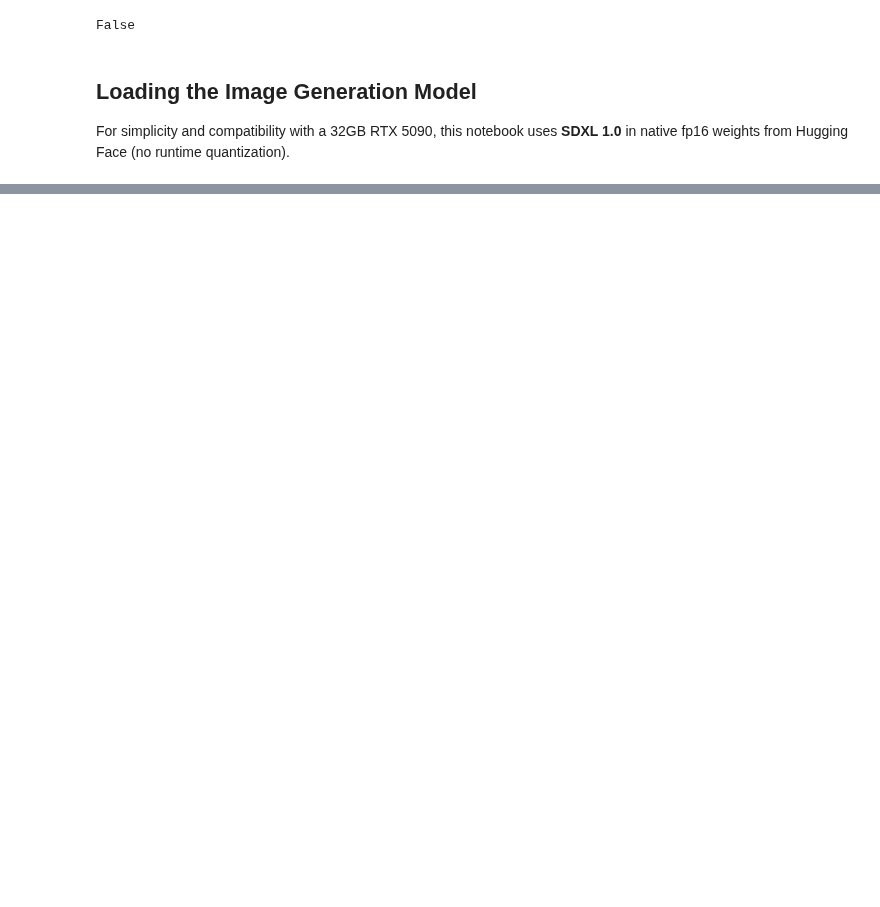
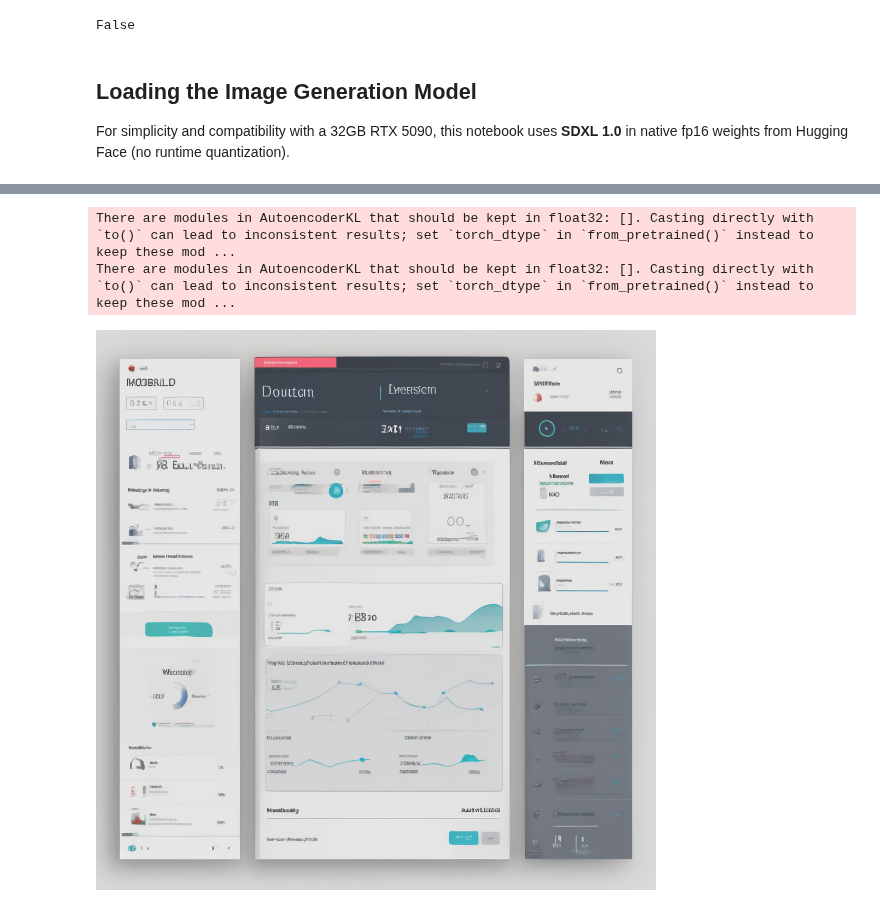
Before and after one commit to danterazo/seis-606, a Jupyter notebook: assignments/hw2/image-generation.ipynb, the cells around one changed output, grey strips where cells are left out. Cells and saved outputs as stored; diff of their text form; code cells hidden in the pictures; blank space fills up the shorter version.

```diff
--- a/assignments/hw2/image-generation.ipynb
+++ b/assignments/hw2/image-generation.ipynb
@@ -122,0 +127,7 @@ There are modules in AutoencoderKL that should be kept in float32: []. Casting d
+# %%
+# take 3
+generate_image(prompt=prompt, steps=25, guidance=6.5)
+# %% [output]
+There are modules in AutoencoderKL that should be kept in float32: []. Casting directly with `to()` can lead to inconsistent results; set `torch_dtype` in `from_pretrained()` instead to keep these mod ...
+There are modules in AutoencoderKL that should be kept in float32: []. Casting directly with `to()` can lead to inconsistent results; set `torch_dtype` in `from_pretrained()` instead to keep these mod ...
+[figure, added]
```
Also changed, not shown: parts of 3 cells of this notebook.
